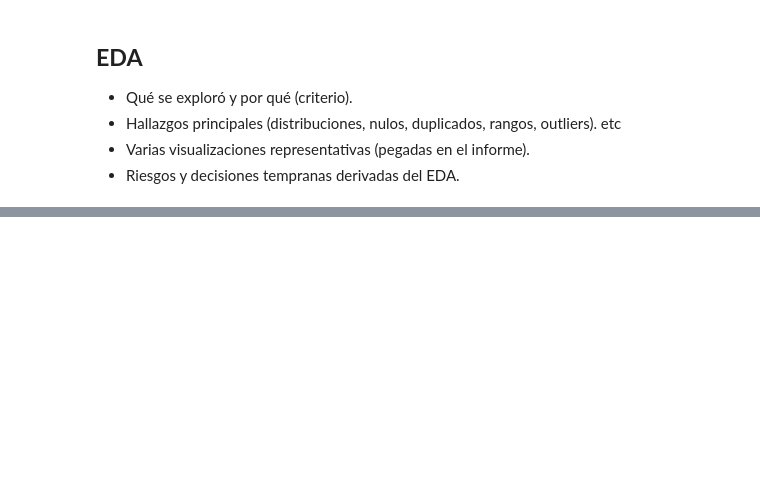
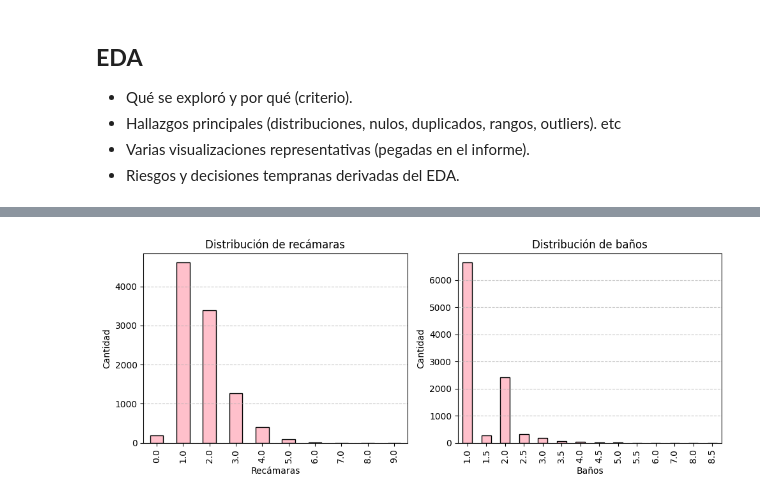
Before and after one commit to claraagui/Proyecto_Final, a Jupyter notebook: notebooks/01_eda_inicial.ipynb, the cells around one changed output, grey strips where cells are left out. Cells and saved outputs as stored; diff of their text form; code cells hidden in the pictures; blank space fills up the shorter version.

```diff
--- a/notebooks/01_eda_inicial.ipynb
+++ b/notebooks/01_eda_inicial.ipynb
@@ -175,0 +166,19 @@ Passing `palette` without assigning `hue` is deprecated and will be removed in v
+# %%
+fig, axes = plt.subplots(1, 2, figsize=(10,4))
+
+df['bedrooms'].value_counts().sort_index().plot(kind='bar', ax=axes[0], color='pink', edgecolor='black')
+axes[0].set_title('Distribución de recámaras')
+axes[0].set_xlabel('Recámaras')
+axes[0].set_ylabel('Cantidad')
+axes[0].grid(axis='y', linestyle='--', alpha=0.7)
+
+df['bathrooms'].value_counts().sort_index().plot(kind='bar', ax=axes[1], color='pink', edgecolor='black')
+axes[1].set_title('Distribución de baños')
+axes[1].set_xlabel('Baños')
+axes[1].set_ylabel('Cantidad')
+axes[1].grid(axis='y', linestyle='--', alpha=0.7)
+
+plt.tight_layout()
+plt.show()
+# %% [output]
+[figure, added]
```
Also changed, not shown: parts of 43 cells of this notebook, 2 other files.
